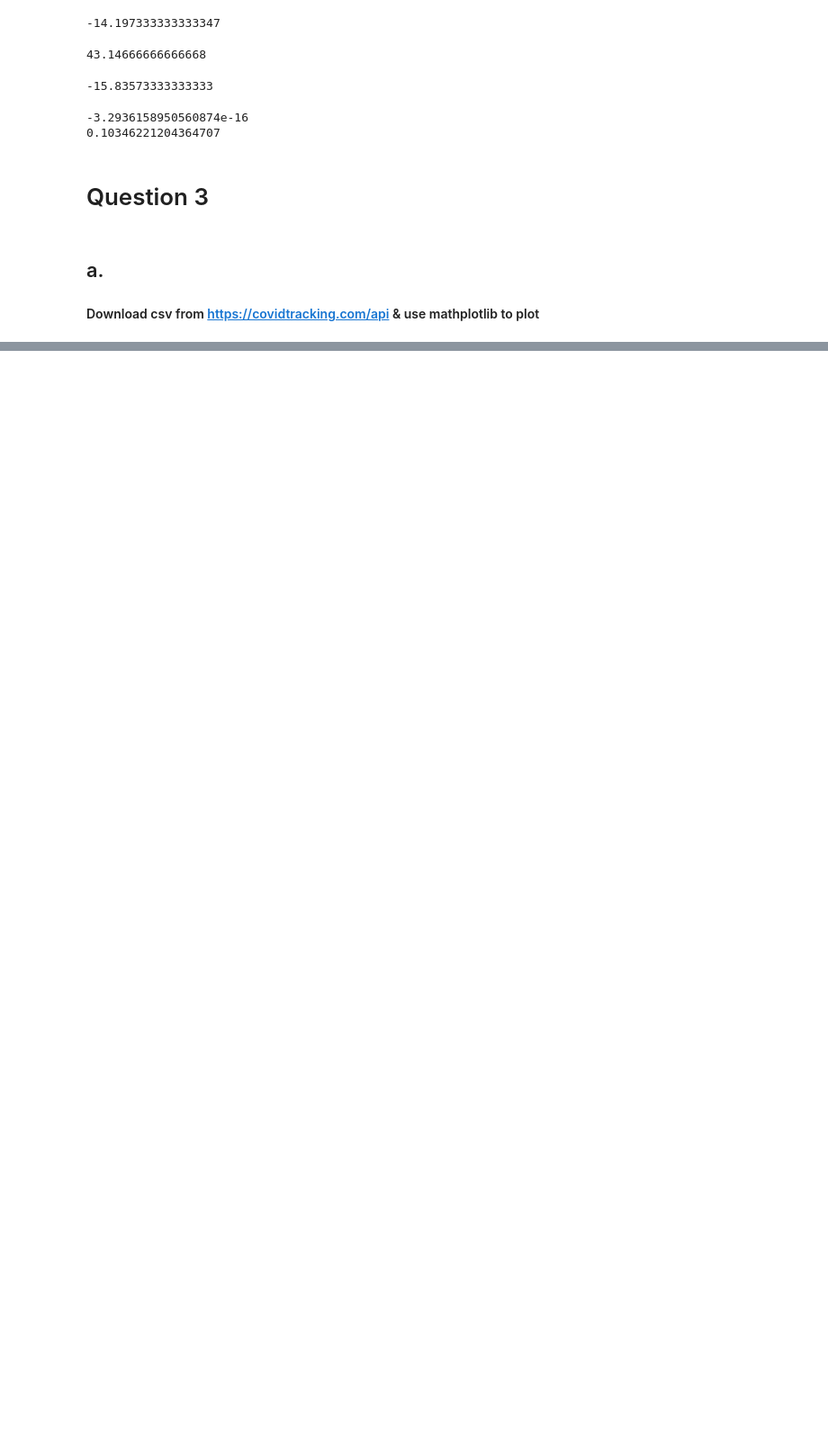
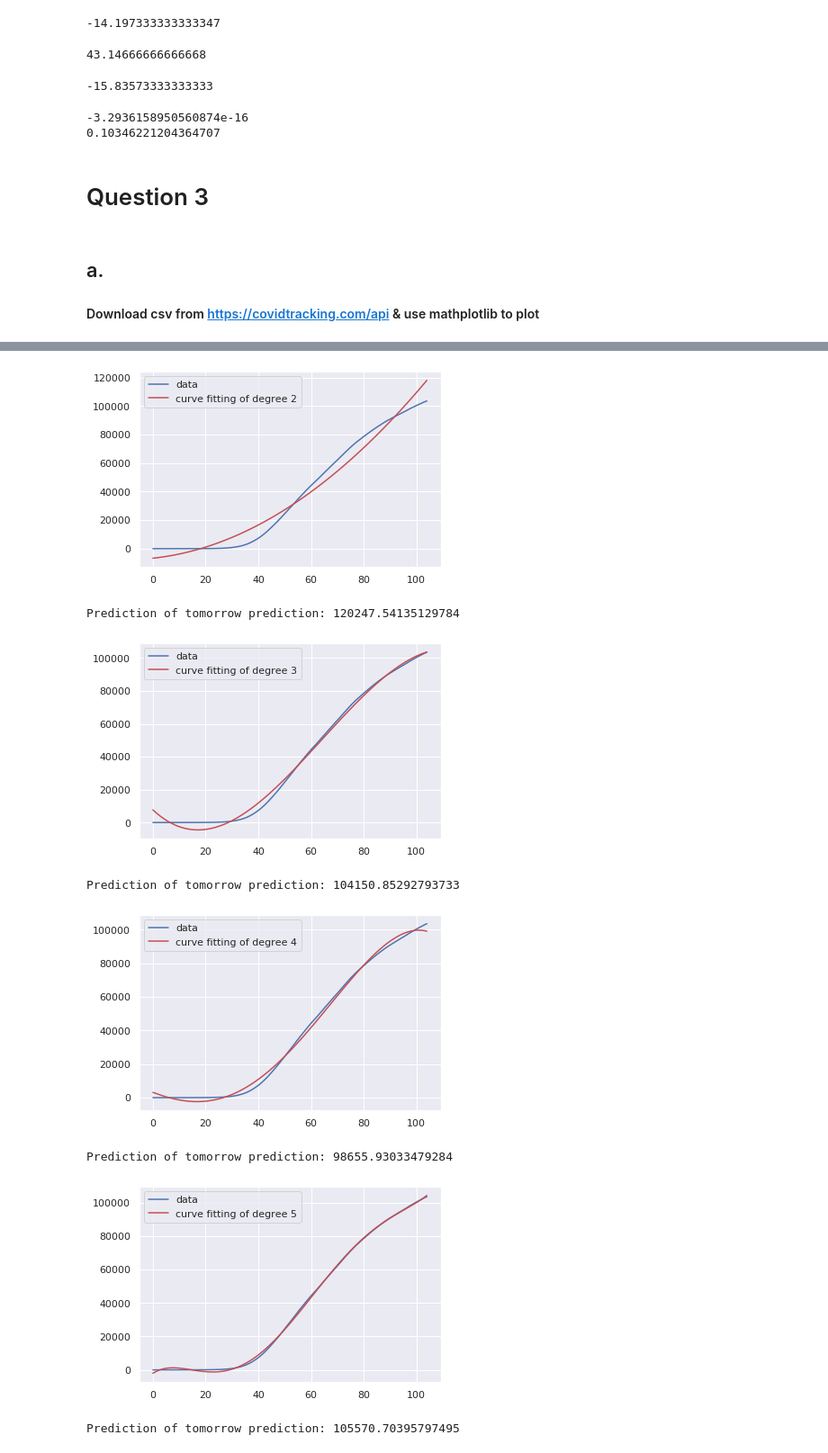
Before and after one commit to tl32rodan/Numerical_method_hw4, a Jupyter notebook: B053040014_hw4.ipynb, the cells around one changed output, grey strips where cells are left out. Shown at 90% size. Cells and saved outputs as stored; diff of their text form; code cells hidden in the pictures; blank space fills up the shorter version.

```diff
--- a/B053040014_hw4.ipynb
+++ b/B053040014_hw4.ipynb
@@ -136,0 +167,26 @@ plt.legend()
+# %%
+sample_days = len(average_death_in_7_days)
+
+x = np.arange(sample_days)
+y = average_death_in_7_days
+
+for i in range(2,21):
+
+    popt = np.polyfit(x, y,i)
+    p = np.poly1d(popt)
+
+    plt.plot(x,y, 'b-', label='data') # original data
+    plt.plot(x,p(x),'r-', label='curve fitting of degree {}'.format(i)) # result of curve fitting
+    plt.legend()
+    plt.show()
+
+    print("Prediction of tomorrow prediction:", p(sample_days))
+# %% [output]
+[figure, added]
+Prediction of tomorrow prediction: 120247.54135129784
+[figure, added]
+Prediction of tomorrow prediction: 104150.85292793733
+[figure, added]
+Prediction of tomorrow prediction: 98655.93033479284
+[figure, added]
+Prediction of tomorrow prediction: 105570.70395797495
```
Also changed, not shown: parts of 14 cells of this notebook.
